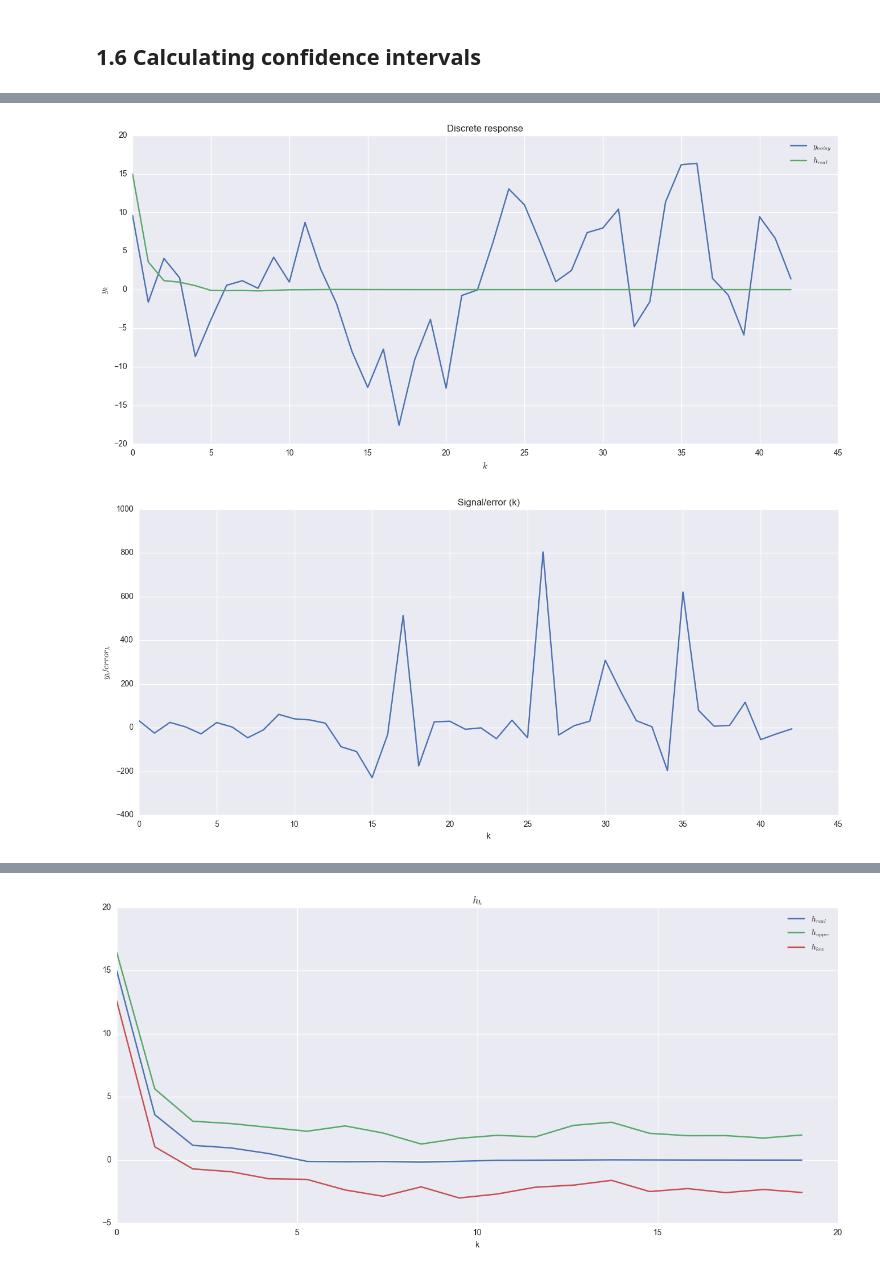
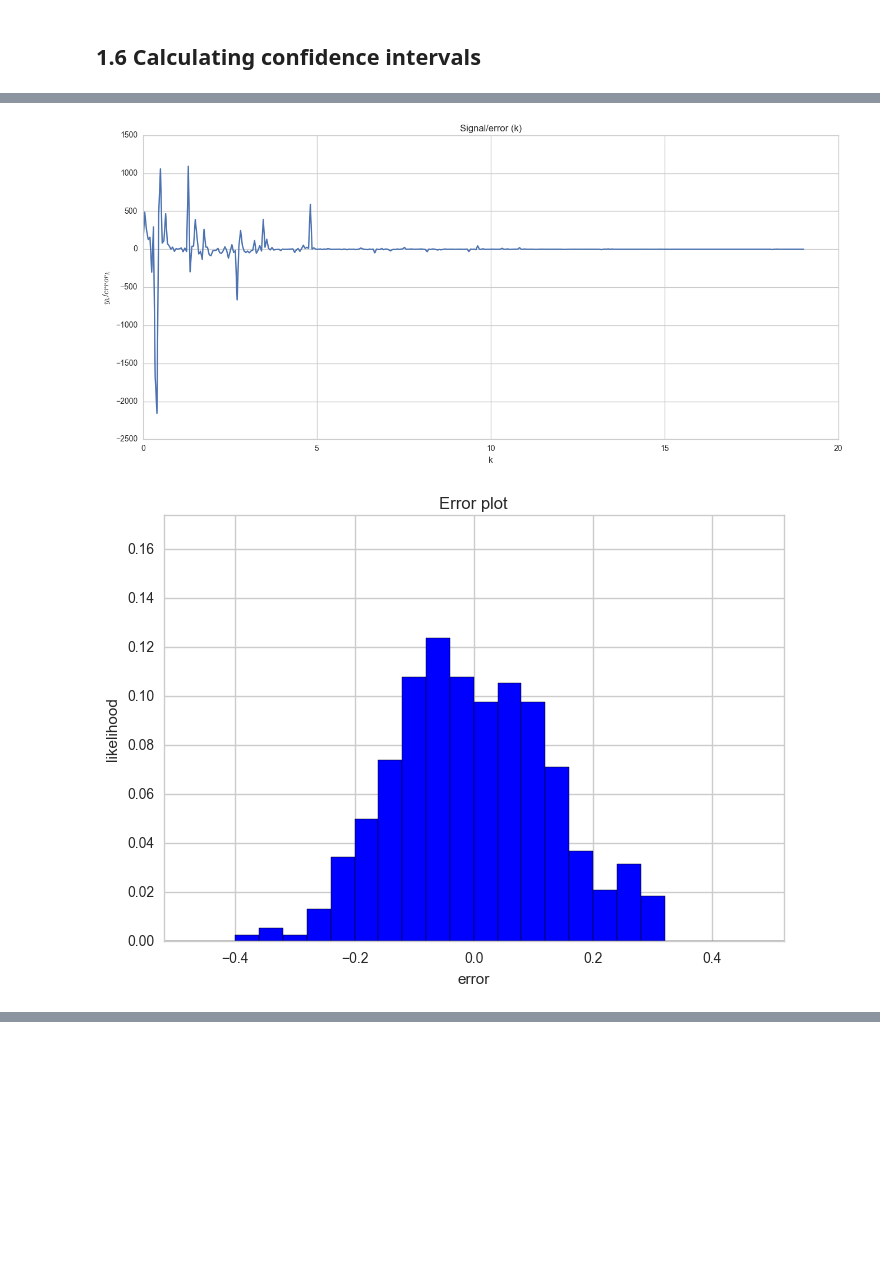
Before and after one commit to Megalitum/gubarev_labs, a Jupyter notebook: lab2_m1.ipynb, the cells around one changed output, grey strips where cells are left out. Cells and saved outputs as stored; diff of their text form; code cells hidden in the pictures; blank space fills up the shorter version.

```diff
--- a/lab2_m1.ipynb
+++ b/lab2_m1.ipynb
@@ -360,6 +282,16 @@ def calc_confidence_intervals(u, y, eps):
+# %%
+def calc_confidence_intervals(h_cent, eps, u0, u1):
+    calc_lower = [h_cent[0]-eps/u0]
+    calc_upper = [h_cent[0]+eps/u0]
+    calc_lower += [h_cent[i]-eps*(1+u1/u0)/u0 for i in range(1,len(h_cent))]
+    calc_upper += [h_cent[i]+eps*(1+u1/u0)/u0 for i in range(1,len(h_cent))]
+    return calc_lower, calc_upper
 # %%
 def calc_percent(h_real, h_low, h_up):
-    return sum([int(h_low[i]<=h_real[i] and h_up[i]>=h_real[i]) for i in range(len(h_low))])/float(len(h_low))
+    '''
+    part inside true interval/all
+    '''
+    return str(sum([int(h_low[i]<=h_real[i] and h_up[i]>=h_real[i]) for i in range(len(h_real))])/float(len(h_real))*100)+'%'
 # %%
 def plot_res(T, delta, h_real, h_low, h_up,folder=''):
     '''
@@ -368,14 +300,13 @@ def plot_res(T, delta, h_real, h_low, h_up,folder=''):
     t = np.linspace(0, T, int(T/delta))
 
     fig, ax = plt.subplots(figsize=(16, 7))
-    ax.plot(t, h_real[:len(t)], label='$h_{real}$')
+    ax.plot(t, h_real, label='$h_{real}$')
     #ax.plot(t, list(map(lambda x: y_cont(x, eigenvalues, fc, fs), t)), label='$h_{cont}$')
     ax.plot(t, h_up, label = '$h_{upper}$')
     ax.plot(t, h_low, label = '$h_{low}$')
     ax.legend()
     ax.set_xlabel('k')
     ax.set_title('$h_k$')
-    fig.savefig(folder+'intervals.png')
 
     print("% =", calc_percent(h_real, h_low, h_up))
 # %%
@@ -423,10 +336,10 @@ max interval width: 3.55587419981
 # %%
 def make_results(eps, delta, T, gen_error, folder=''):
-    alpha, beta, y_real, u, h_real, error, y = generate_values(eps, delta, T, gen_error, if_plot=True, folder = folder)
-    h_cent, h_low, h_up = calc_confidence_intervals(u, y, eps)
-    #h_low, h_up = calc_confidence_intervals(h_cent, eps, u0, u1)
+    alpha, beta, y_real, u, h_real, error, y = generate_values(eps, delta, T, gen_error, if_plot=True, folder=folder)
+    h_cent = calc_h_central(u, y)
+    h_low, h_up = calc_confidence_intervals(h_cent, eps, u0, u1)
     plot_res(T, delta, h_real, h_low, h_up, folder)
     return y, u, h_cent, h_low, h_up
 # %%
-y, u, h_cent, h_low, h_up = make_results(0.5, 1, 19, norm_error, '2method/norm/')
+y, u, h_cent, h_low, h_up = make_results(0.4, 0.05, 19, norm_error)
 # %% [output]
@@ -437,2 +348,2 @@ equations: 7077
-[figure, old version]
+[figure, new version]
-[figure, old version]
+[figure, new version]
@@ -440 +350,0 @@ equations: 7077
-[figure, removed]
```
Also changed, not shown: parts of 47 cells of this notebook, 4 other files.
